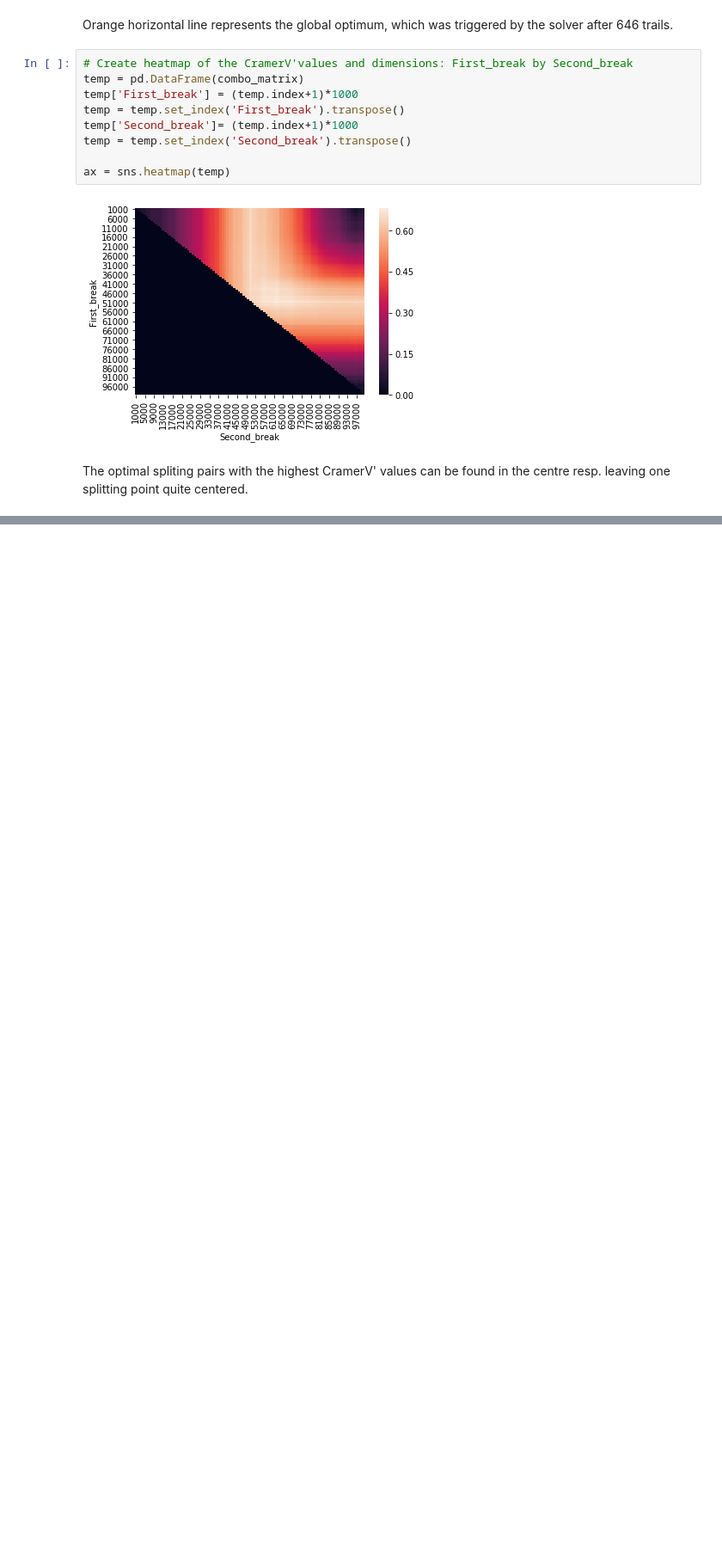
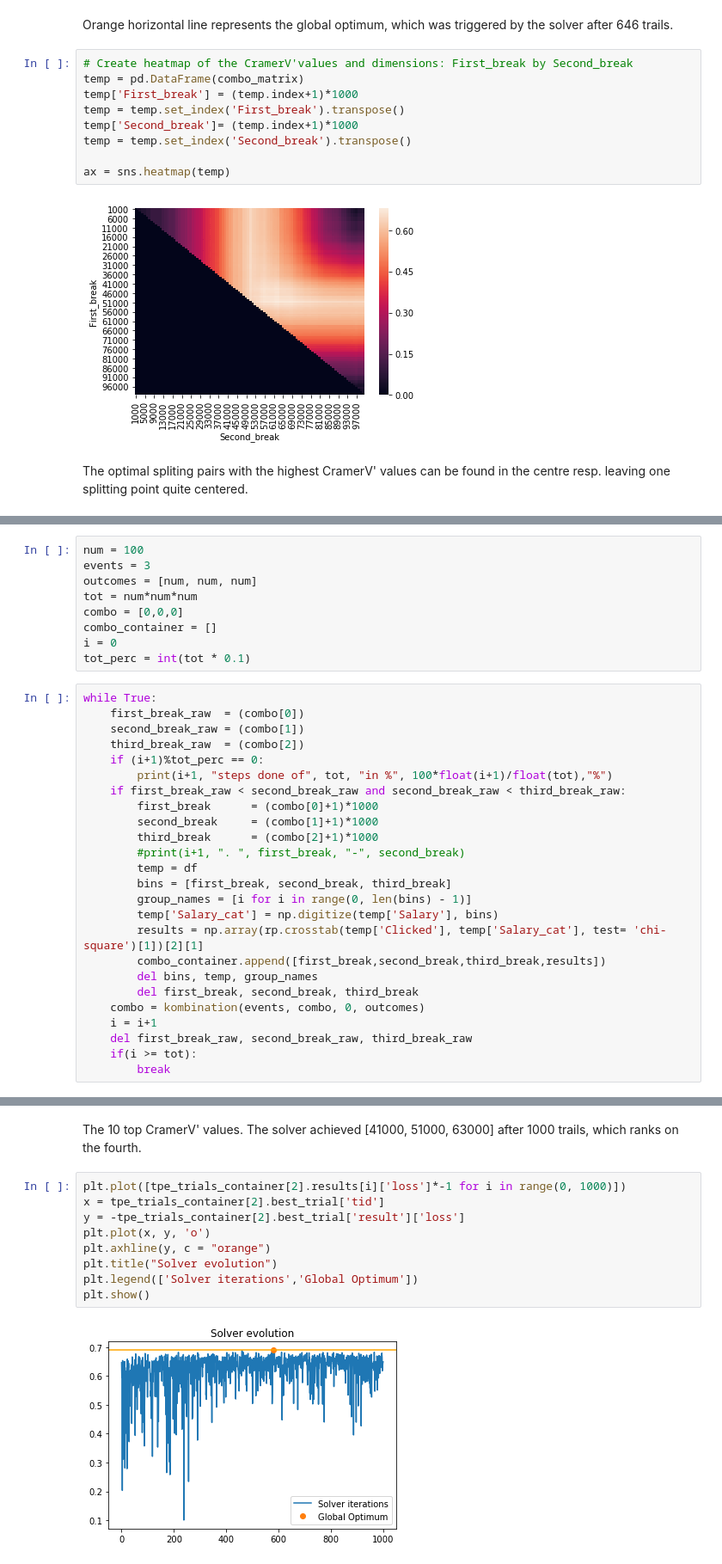
Before and after one commit to Gordi33/Statistical-Analysis, a Jupyter notebook: Categorising-under-maximising-CramerV-using-HyperOpt.ipynb, the cells around one changed output, grey strips where cells are left out. Shown: that part at 86% size. Cells and saved outputs as stored; diff of their text form; blank space fills up the shorter version.

```diff
--- a/Categorising-under-maximising-CramerV-using-HyperOpt.ipynb
+++ b/Categorising-under-maximising-CramerV-using-HyperOpt.ipynb
@@ -361,0 +367,34 @@ The optimal spliting pairs with the highest CramerV' values  can be found in the
+# %%
+num = 100
+events = 3
+outcomes = [num, num, num]
+tot = num*num*num
+combo = [0,0,0]
+combo_container = []
+i = 0
+tot_perc = int(tot * 0.1)
+# %%
+while True:
+    first_break_raw  = (combo[0])
+    second_break_raw = (combo[1])
+    third_break_raw  = (combo[2])
+    if (i+1)%tot_perc == 0:
+        print(i+1, "steps done of", tot, "in %", 100*float(i+1)/float(tot),"%")
+    if first_break_raw < second_break_raw and second_break_raw < third_break_raw:
+        first_break      = (combo[0]+1)*1000
+        second_break     = (combo[1]+1)*1000
+        third_break      = (combo[2]+1)*1000
+        #print(i+1, ". ", first_break, "-", second_break)
+        temp = df
+        bins = [first_break, second_break, third_break]
+        group_names = [i for i in range(0, len(bins) - 1)]
+        temp['Salary_cat'] = np.digitize(temp['Salary'], bins)
+        results = np.array(rp.crosstab(temp['Clicked'], temp['Salary_cat'], test= 'chi-square')[1])[2][1]
+        combo_container.append([first_break,second_break,third_break,results])
+        del bins, temp, group_names
+        del first_break, second_break, third_break
+    combo = kombination(events, combo, 0, outcomes)
+    i = i+1
+    del first_break_raw, second_break_raw, third_break_raw
+    if(i >= tot):
+        break
@@ -361,0 +431,13 @@ The optimal spliting pairs with the highest CramerV' values  can be found in the
+# %% [markdown]
+The 10 top CramerV' values. The solver achieved [41000, 51000, 63000] after 1000 trails, which ranks on the fourth.
+# %%
+plt.plot([tpe_trials_container[2].results[i]['loss']*-1 for i in range(0, 1000)])
+x = tpe_trials_container[2].best_trial['tid']
+y = -tpe_trials_container[2].best_trial['result']['loss']
+plt.plot(x, y, 'o')
+plt.axhline(y, c = "orange")
+plt.title("Solver evolution")
+plt.legend(['Solver iterations','Global Optimum'])
+plt.show()
+# %% [output]
+[figure, added]
```
Also changed, not shown: parts of 16 cells of this notebook, 1 other file.
